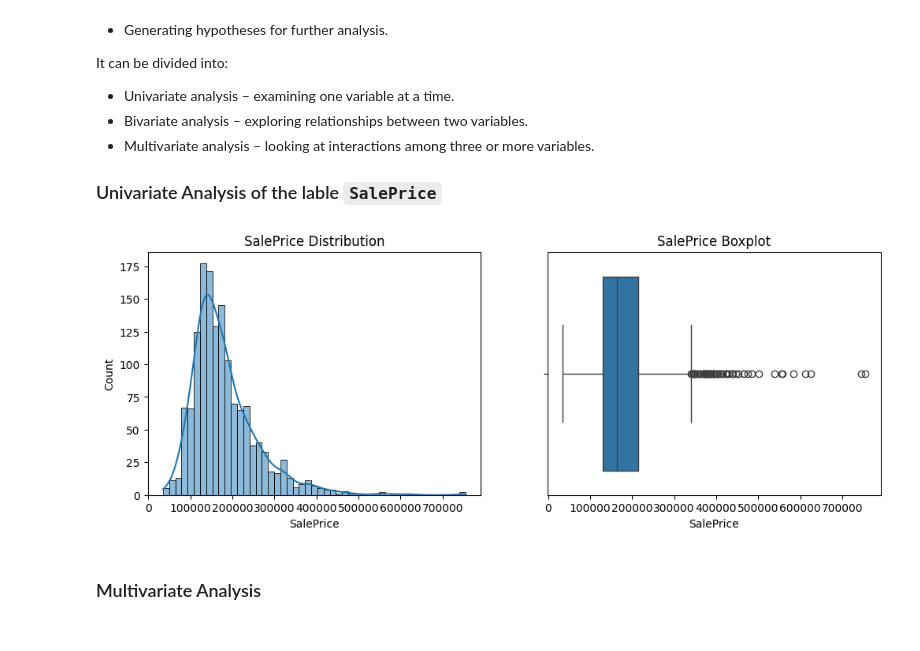
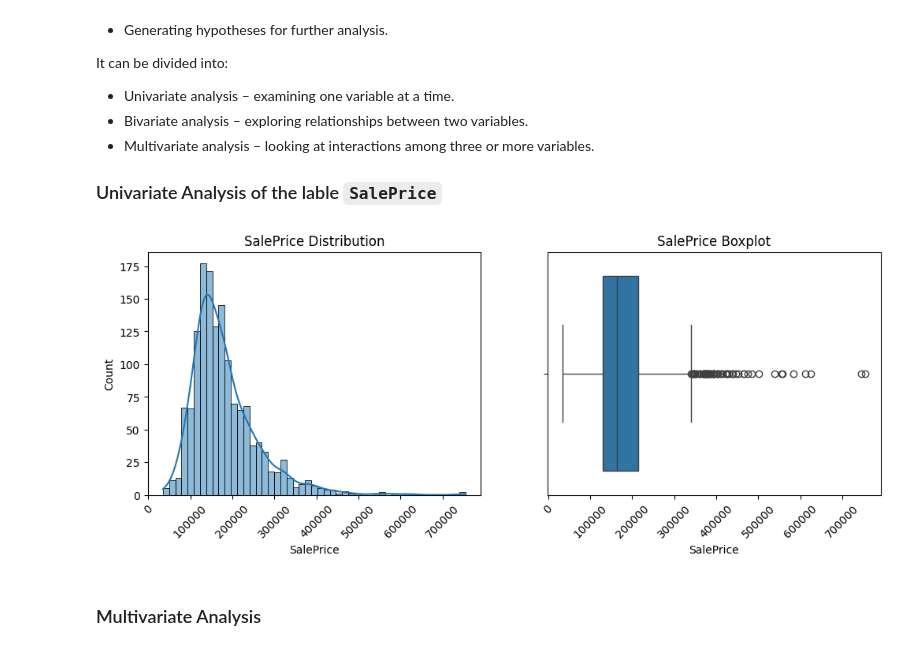
Before and after one commit to UDynamic/ML-Engineering-job-Prep, a Jupyter notebook: projects/01-classic-ml-pipeline/notebooks/01_eda.ipynb, the cells around one changed output. Saved outputs shown, nothing was run; the diff lists cells and outputs as text; code cells hidden in the pictures.

```diff
--- a/projects/01-classic-ml-pipeline/notebooks/01_eda.ipynb
+++ b/projects/01-classic-ml-pipeline/notebooks/01_eda.ipynb
@@ -89,12 +89,15 @@ It can be divided into:
 # %%
 fig, ax = plt.subplots(1, 2, figsize=(12, 4))
 sns.histplot(train['SalePrice'], kde=True, ax=ax[0])
+ax[0].tick_params(axis='x', rotation=45)
 ax[0].set_title('SalePrice Distribution')
+
 sns.boxplot(x=train['SalePrice'], ax=ax[1])
+ax[1].tick_params(axis='x', rotation=45)
 ax[1].set_title('SalePrice Boxplot')
 plt.savefig('../reports/figures/target_dist.png')
 # %% [output]
-[figure, old version]
+[figure, new version]
 # %% [markdown]
 ### Multivariate Analysis
 # %%
```
Also changed, not shown: 1 other file.
